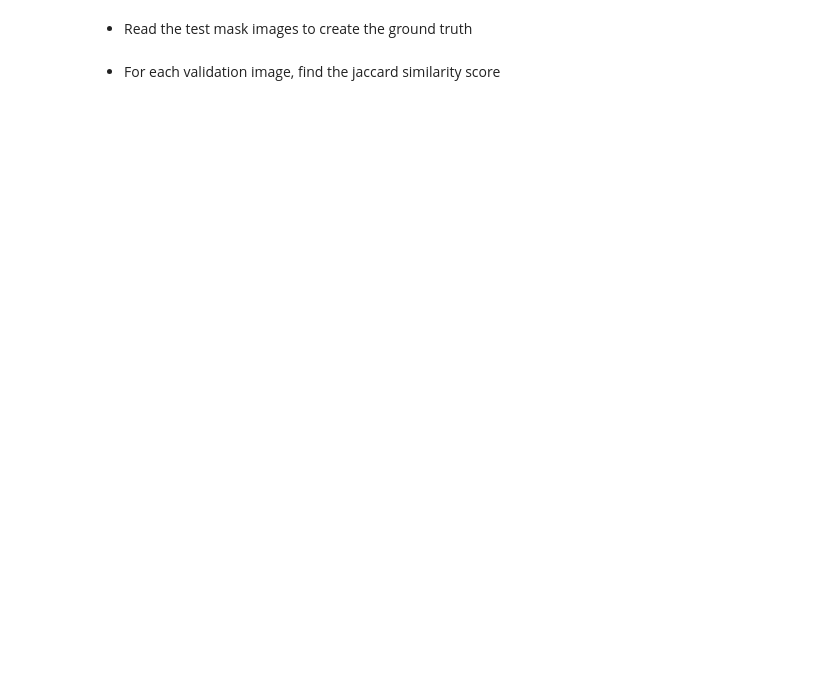
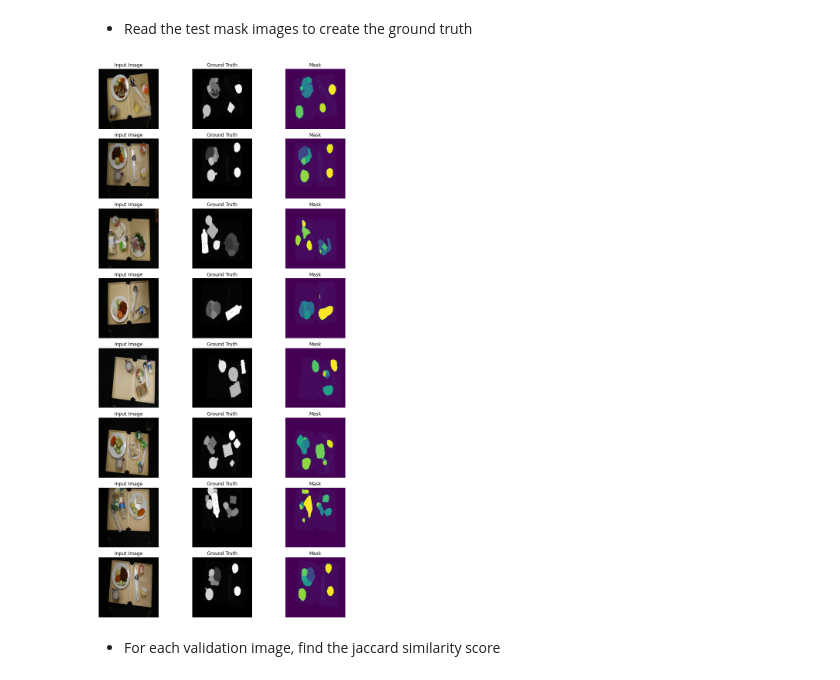
Before and after one commit to mario-rot/ComputerVisionCourse-MAI, a Jupyter notebook: Session 11/P11_Mario_Lauren.ipynb, the cells around one changed output. Drawn from its saved outputs; the diff is of its cells as text; code cells hidden in the pictures; blank space fills up the shorter version.

```diff
--- a/Session 11/P11_Mario_Lauren.ipynb
+++ b/Session 11/P11_Mario_Lauren.ipynb
@@ -437,0 +364,7 @@ NameError: ignored
+# %%
+# solution
+masks = []
+for i in range(len(val_preds)):
+  masks.append(np.argmax(val_preds[i], axis=-1))
+  print('Mask', str(i) + ':')
+  print(masks[i], '\n')
@@ -442,3 +391,25 @@ NameError: ignored
+# %%
+# solution
+
+imgs = []
+titles = []
+for i in range(len(masks)):
+  input_img = imread(test_img_paths[i])
+  input_img = resize(input_img, (160, 160))
+  imgs.append(input_img)
+  titles.append('Input Image')
+
+  ground_truth = autocontrast(load_img(test_mask_paths[i]))
+  ground_truth = resize(np.array(ground_truth), (160, 160))
+  imgs.append(ground_truth)
+  titles.append('Ground Truth')
+
+  imgs.append(masks[i])
+  titles.append('Mask')
+
+custom_grids(imgs, 8, 3, titles=titles, axis='off', figsize=(10, 20)).show()
+# %% [output]
+[figure, added]
 # %% [markdown]
 *   For each validation image, find the jaccard similarity score
 # %%
```
Also changed, not shown: parts of 16 cells of this notebook.
